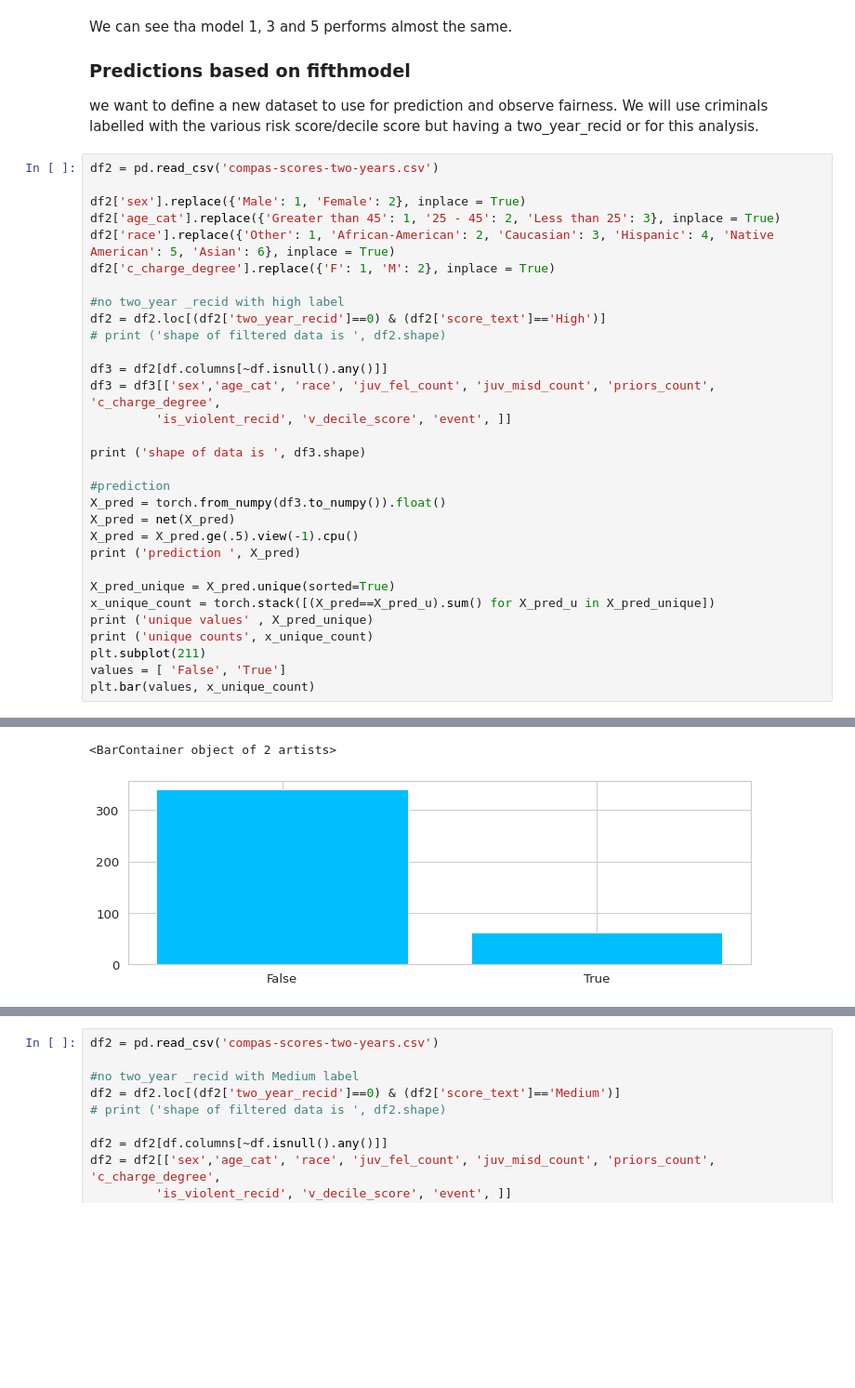
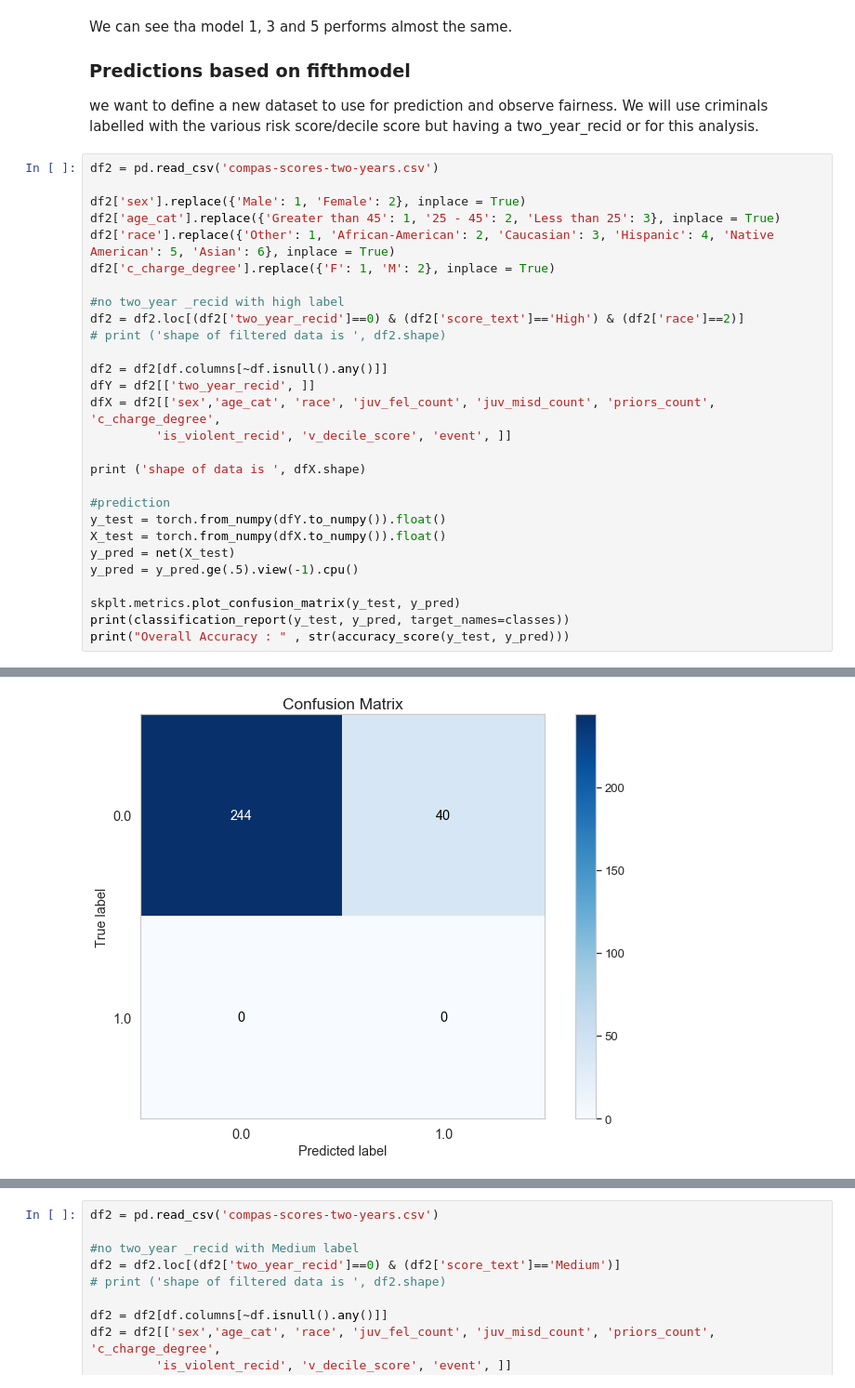
Before and after one commit to irmanfaqrizal/datascience, a Jupyter notebook: secondpart.ipynb, the cells around one changed output, grey strips where cells are left out. Shown at 93% size. Drawn from its saved outputs; the diff is of its cells as text; blank space fills up the shorter version.

```diff
--- a/secondpart.ipynb
+++ b/secondpart.ipynb
@@ -647,26 +642,23 @@ df2['race'].replace({'Other': 1, 'African-American': 2, 'Caucasian': 3, 'Hispani
 df2['c_charge_degree'].replace({'F': 1, 'M': 2}, inplace = True)
 
 #no two_year _recid with high label
-df2 = df2.loc[(df2['two_year_recid']==0) & (df2['score_text']=='High')]
+df2 = df2.loc[(df2['two_year_recid']==0) & (df2['score_text']=='High') & (df2['race']==2)]
 # print ('shape of filtered data is ', df2.shape)
 
-df3 = df2[df.columns[~df.isnull().any()]]
-df3 = df3[['sex','age_cat', 'race', 'juv_fel_count', 'juv_misd_count', 'priors_count', 'c_charge_degree',
+df2 = df2[df.columns[~df.isnull().any()]]
+dfY = df2[['two_year_recid', ]]
+dfX = df2[['sex','age_cat', 'race', 'juv_fel_count', 'juv_misd_count', 'priors_count', 'c_charge_degree',
          'is_violent_recid', 'v_decile_score', 'event', ]]
 
-print ('shape of data is ', df3.shape)
+print ('shape of data is ', dfX.shape)
 
 #prediction
-X_pred = torch.from_numpy(df3.to_numpy()).float()
-X_pred = net(X_pred)
-X_pred = X_pred.ge(.5).view(-1).cpu()
-print ('prediction ', X_pred)
+y_test = torch.from_numpy(dfY.to_numpy()).float()
+X_test = torch.from_numpy(dfX.to_numpy()).float()
+y_pred = net(X_test)
+y_pred = y_pred.ge(.5).view(-1).cpu()
 
-X_pred_unique = X_pred.unique(sorted=True)
-x_unique_count = torch.stack([(X_pred==X_pred_u).sum() for X_pred_u in X_pred_unique])
-print ('unique values' , X_pred_unique)
-print ('unique counts', x_unique_count)
-plt.subplot(211)
-values = [ 'False', 'True']
-plt.bar(values, x_unique_count)
+skplt.metrics.plot_confusion_matrix(y_test, y_pred)
+print(classification_report(y_test, y_pred, target_names=classes))
+print("Overall Accuracy : " , str(accuracy_score(y_test, y_pred)))
 # %% [output]
@@ -690,5 +676,4 @@ unique counts tensor([340,  62])
-<BarContainer object of 2 artists>
-[figure, old version]
+[figure, new version]
 # %%
 df2 = pd.read_csv('compas-scores-two-years.csv')
 
```
Also changed, not shown: parts of 26 cells of this notebook, 2 other files.
